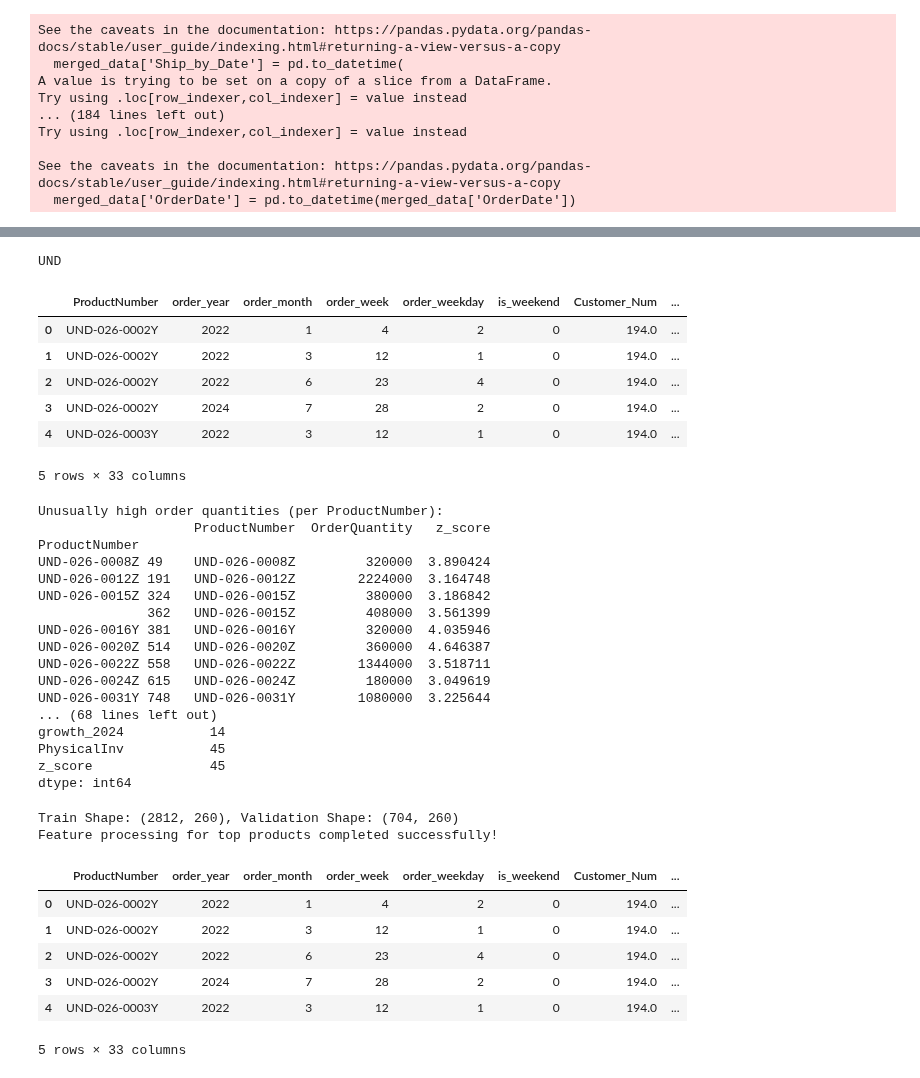
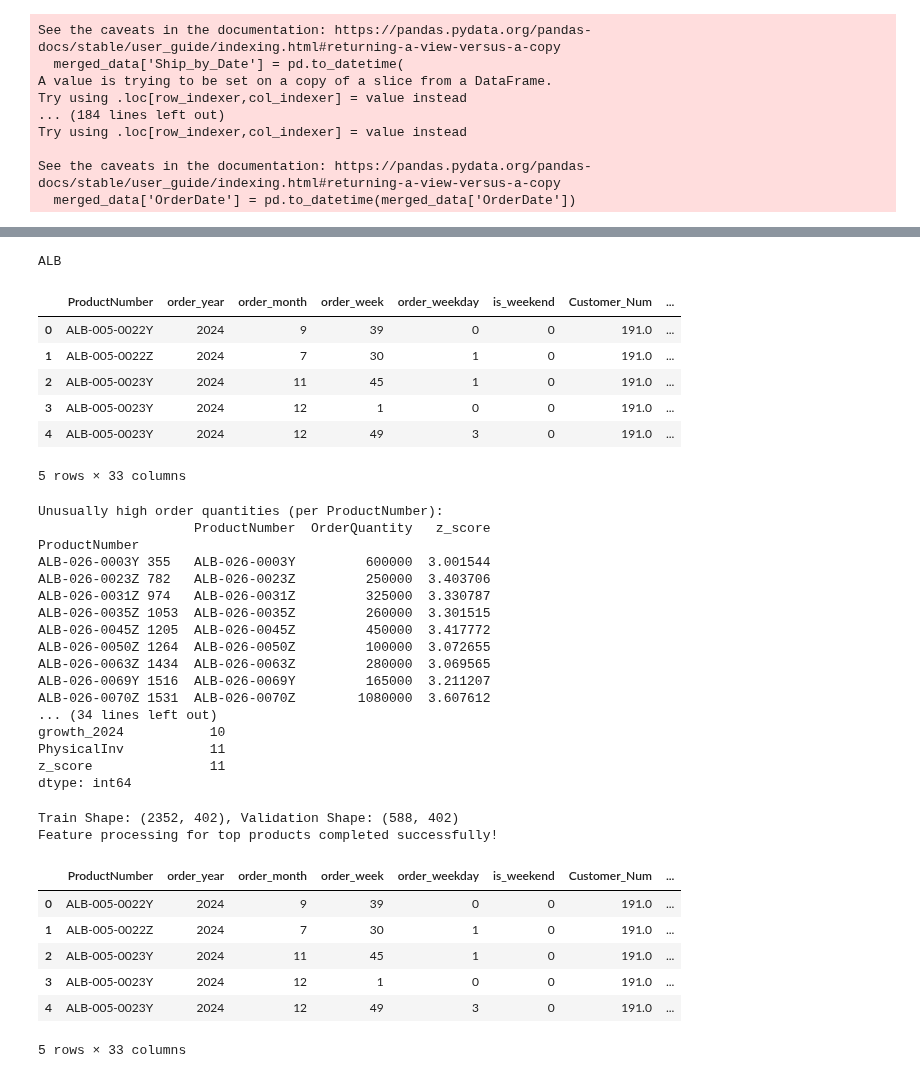
Before and after one commit to mwilko/SCM-Predictive-Analytics, a Jupyter notebook: notebooks/neural_network/cust_demand_forecast_nn.ipynb, the cells around one changed output, grey strips where cells are left out. Cells and saved outputs as stored; diff of their text form; code cells hidden in the pictures.

```diff
--- a/notebooks/neural_network/cust_demand_forecast_nn.ipynb
+++ b/notebooks/neural_network/cust_demand_forecast_nn.ipynb
@@ -71,21 +71,21 @@ All custom codes for existing products:
 # %%
 # define the features and target variable from 'product_sales'
 # CHANGE THE CUSTOMER CODE HERE >>>>>>>>>>
-custom_code_df = pd.DataFrame(ph.get_custom_code_data('UND'))
+custom_code_df = pd.DataFrame(ph.get_custom_code_data('ALB'))
 
 # customer code for later referencing
 custom_ref = custom_code_df.loc[0, 'ProductNumber'][:3].lower().upper()
 print(custom_ref)
 
 custom_code_df.head()
 # %% [output]
-UND
+ALB
 |  | ProductNumber | order_year | order_month | order_week | order_weekday | is_weekend | Customer_Num | ... |
-| 0 | UND-026-0002Y | 2022 | 1 | 4 | 2 | 0 | 194.0 | ... |
-| 1 | UND-026-0002Y | 2022 | 3 | 12 | 1 | 0 | 194.0 | ... |
-| 2 | UND-026-0002Y | 2022 | 6 | 23 | 4 | 0 | 194.0 | ... |
-| 3 | UND-026-0002Y | 2024 | 7 | 28 | 2 | 0 | 194.0 | ... |
-| 4 | UND-026-0003Y | 2022 | 3 | 12 | 1 | 0 | 194.0 | ... |
+| 0 | ALB-005-0022Y | 2024 | 9 | 39 | 0 | 0 | 191.0 | ... |
+| 1 | ALB-005-0022Z | 2024 | 7 | 30 | 1 | 0 | 191.0 | ... |
+| 2 | ALB-005-0023Y | 2024 | 11 | 45 | 1 | 0 | 191.0 | ... |
+| 3 | ALB-005-0023Y | 2024 | 12 | 1 | 0 | 0 | 191.0 | ... |
+| 4 | ALB-005-0023Y | 2024 | 12 | 49 | 3 | 0 | 191.0 | ... |
 5 rows × 33 columns
 # %%
 from scipy import stats
@@ -124,18 +124,18 @@ custom_code_df = df_cleaned
 Unusually high order quantities (per ProductNumber):
                     ProductNumber  OrderQuantity   z_score
 ProductNumber
-UND-026-0008Z 49    UND-026-0008Z         320000  3.890424
-UND-026-0012Z 191   UND-026-0012Z        2224000  3.164748
-UND-026-0015Z 324   UND-026-0015Z         380000  3.186842
-              362   UND-026-0015Z         408000  3.561399
-UND-026-0016Y 381   UND-026-0016Y         320000  4.035946
-UND-026-0020Z 514   UND-026-0020Z         360000  4.646387
-UND-026-0022Z 558   UND-026-0022Z        1344000  3.518711
-UND-026-0024Z 615   UND-026-0024Z         180000  3.049619
-UND-026-0031Y 748   UND-026-0031Y        1080000  3.225644
-... (68 lines left out)
-growth_2024           14
-PhysicalInv           45
-z_score               45
+ALB-026-0003Y 355   ALB-026-0003Y         600000  3.001544
+ALB-026-0023Z 782   ALB-026-0023Z         250000  3.403706
+ALB-026-0031Z 974   ALB-026-0031Z         325000  3.330787
+ALB-026-0035Z 1053  ALB-026-0035Z         260000  3.301515
+ALB-026-0045Z 1205  ALB-026-0045Z         450000  3.417772
+ALB-026-0050Z 1264  ALB-026-0050Z         100000  3.072655
+ALB-026-0063Z 1434  ALB-026-0063Z         280000  3.069565
+ALB-026-0069Y 1516  ALB-026-0069Y         165000  3.211207
+ALB-026-0070Z 1531  ALB-026-0070Z        1080000  3.607612
+... (34 lines left out)
+growth_2024           10
+PhysicalInv           11
+z_score               11
 dtype: int64
 # %%
@@ -219,14 +217,14 @@ print("Feature processing for top products completed successfully!")
 
 customer_total.head()
 # %% [output]
-Train Shape: (2812, 260), Validation Shape: (704, 260)
+Train Shape: (2352, 402), Validation Shape: (588, 402)
 Feature processing for top products completed successfully!
 |  | ProductNumber | order_year | order_month | order_week | order_weekday | is_weekend | Customer_Num | ... |
-| 0 | UND-026-0002Y | 2022 | 1 | 4 | 2 | 0 | 194.0 | ... |
-| 1 | UND-026-0002Y | 2022 | 3 | 12 | 1 | 0 | 194.0 | ... |
-| 2 | UND-026-0002Y | 2022 | 6 | 23 | 4 | 0 | 194.0 | ... |
-| 3 | UND-026-0002Y | 2024 | 7 | 28 | 2 | 0 | 194.0 | ... |
-| 4 | UND-026-0003Y | 2022 | 3 | 12 | 1 | 0 | 194.0 | ... |
+| 0 | ALB-005-0022Y | 2024 | 9 | 39 | 0 | 0 | 191.0 | ... |
+| 1 | ALB-005-0022Z | 2024 | 7 | 30 | 1 | 0 | 191.0 | ... |
+| 2 | ALB-005-0023Y | 2024 | 11 | 45 | 1 | 0 | 191.0 | ... |
+| 3 | ALB-005-0023Y | 2024 | 12 | 1 | 0 | 0 | 191.0 | ... |
+| 4 | ALB-005-0023Y | 2024 | 12 | 49 | 3 | 0 | 191.0 | ... |
 5 rows × 33 columns
 # %%
 from model_utils import *
```
Also changed, not shown: parts of 13 cells of this notebook, 1 other file.
